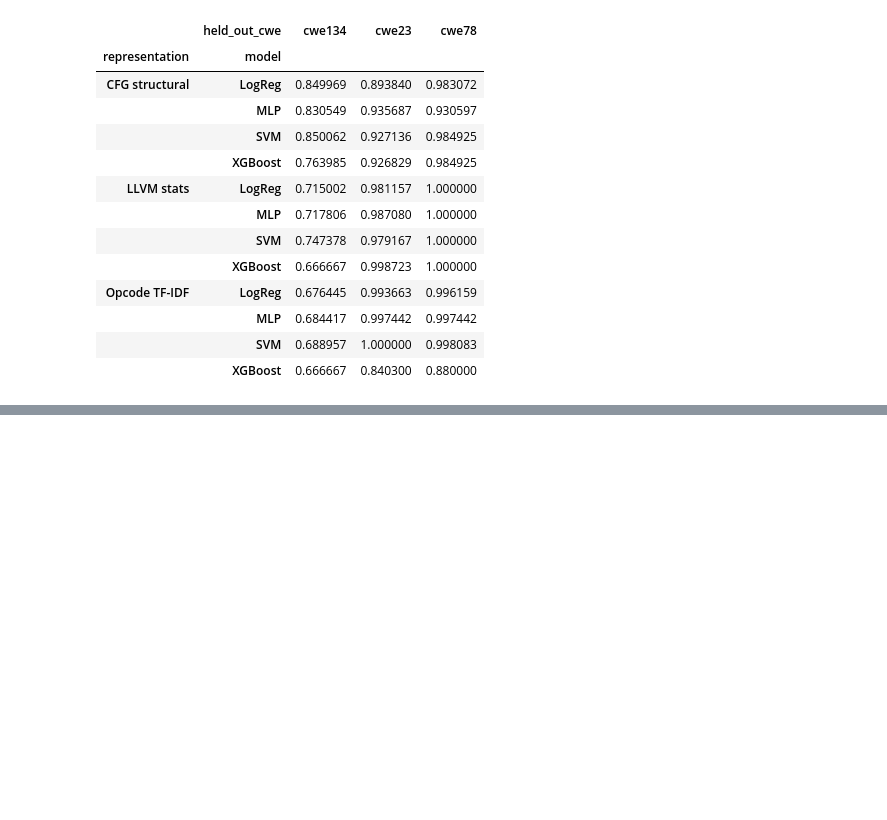
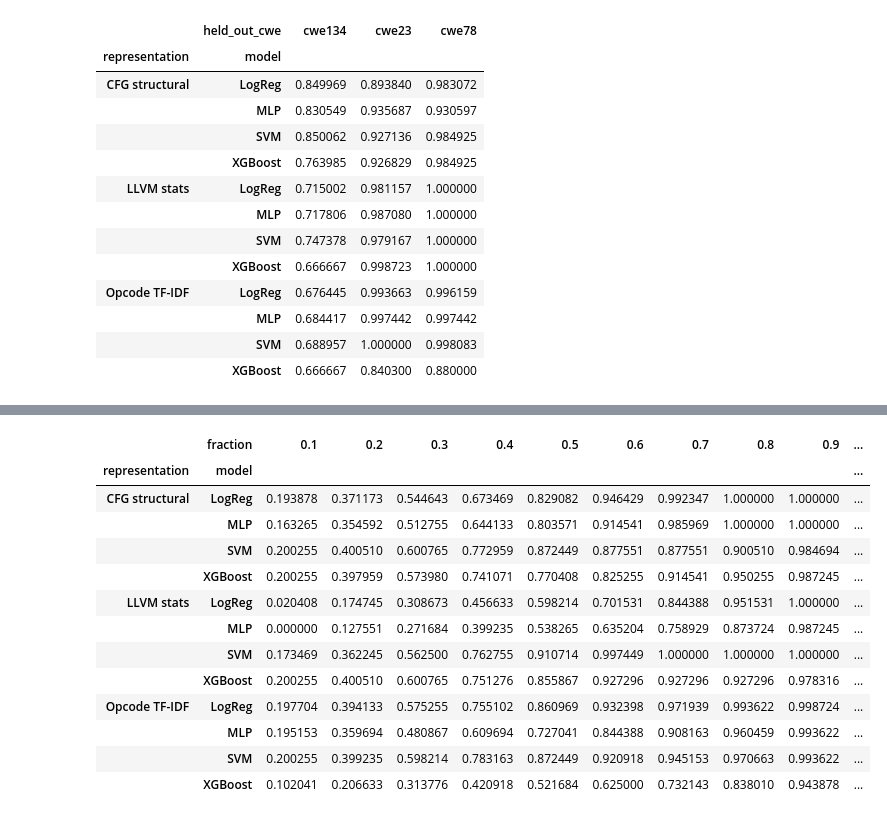
Before and after one commit to TimurGilmutpr/ml-guided-static-analysis, a Jupyter notebook: ML_part.ipynb, the cells around one changed output, grey strips where cells are left out. Saved outputs shown, nothing was run; the diff lists cells and outputs as text; code cells hidden in the pictures; blank space fills up the shorter version.

```diff
--- a/ML_part.ipynb
+++ b/ML_part.ipynb
@@ -2218,0 +2546,30 @@ loo_model_summary.to_excel(
+# %%
+ranking_all_summary = (
+    ranking_all_df
+    .groupby([
+        "representation",
+        "model",
+        "fraction",
+    ])
+    .agg(
+        mean_recall=(
+            "recall",
+            "mean"
+        ),
+        worst_recall=(
+            "recall",
+            "min"
+        ),
+        mean_auc=(
+            "roc_auc",
+            "mean"
+        ),
+        worst_auc=(
+            "roc_auc",
+            "min"
+        ),
+    )
+    .reset_index()
+)
+
+ranking_all_summary
@@ -2218,0 +2590,29 @@ loo_model_summary.to_excel(
+# %%
+ranking_worst_table = (
+    ranking_all_summary
+    .pivot_table(
+        index=[
+            "representation",
+            "model"
+        ],
+        columns="fraction",
+        values="worst_recall",
+    )
+)
+
+ranking_worst_table
+# %% [output]
+|  | fraction | 0.1 | 0.2 | 0.3 | 0.4 | 0.5 | 0.6 | 0.7 | 0.8 | 0.9 | ... |
+| representation | model |  |  |  |  |  |  |  |  |  | ... |
+| CFG structural | LogReg | 0.193878 | 0.371173 | 0.544643 | 0.673469 | 0.829082 | 0.946429 | 0.992347 | 1.000000 | 1.000000 | ... |
+|  | MLP | 0.163265 | 0.354592 | 0.512755 | 0.644133 | 0.803571 | 0.914541 | 0.985969 | 1.000000 | 1.000000 | ... |
+|  | SVM | 0.200255 | 0.400510 | 0.600765 | 0.772959 | 0.872449 | 0.877551 | 0.877551 | 0.900510 | 0.984694 | ... |
+|  | XGBoost | 0.200255 | 0.397959 | 0.573980 | 0.741071 | 0.770408 | 0.825255 | 0.914541 | 0.950255 | 0.987245 | ... |
+| LLVM stats | LogReg | 0.020408 | 0.174745 | 0.308673 | 0.456633 | 0.598214 | 0.701531 | 0.844388 | 0.951531 | 1.000000 | ... |
+|  | MLP | 0.000000 | 0.127551 | 0.271684 | 0.399235 | 0.538265 | 0.635204 | 0.758929 | 0.873724 | 0.987245 | ... |
+|  | SVM | 0.173469 | 0.362245 | 0.562500 | 0.762755 | 0.910714 | 0.997449 | 1.000000 | 1.000000 | 1.000000 | ... |
+|  | XGBoost | 0.200255 | 0.400510 | 0.600765 | 0.751276 | 0.855867 | 0.927296 | 0.927296 | 0.927296 | 0.978316 | ... |
+| Opcode TF-IDF | LogReg | 0.197704 | 0.394133 | 0.575255 | 0.755102 | 0.860969 | 0.932398 | 0.971939 | 0.993622 | 0.998724 | ... |
+|  | MLP | 0.195153 | 0.359694 | 0.480867 | 0.609694 | 0.727041 | 0.844388 | 0.908163 | 0.960459 | 0.993622 | ... |
+|  | SVM | 0.200255 | 0.399235 | 0.598214 | 0.783163 | 0.872449 | 0.920918 | 0.945153 | 0.970663 | 0.993622 | ... |
+|  | XGBoost | 0.102041 | 0.206633 | 0.313776 | 0.420918 | 0.521684 | 0.625000 | 0.732143 | 0.838010 | 0.943878 | ... |
```
Also changed, not shown: parts of 12 cells of this notebook, 10 other files.
